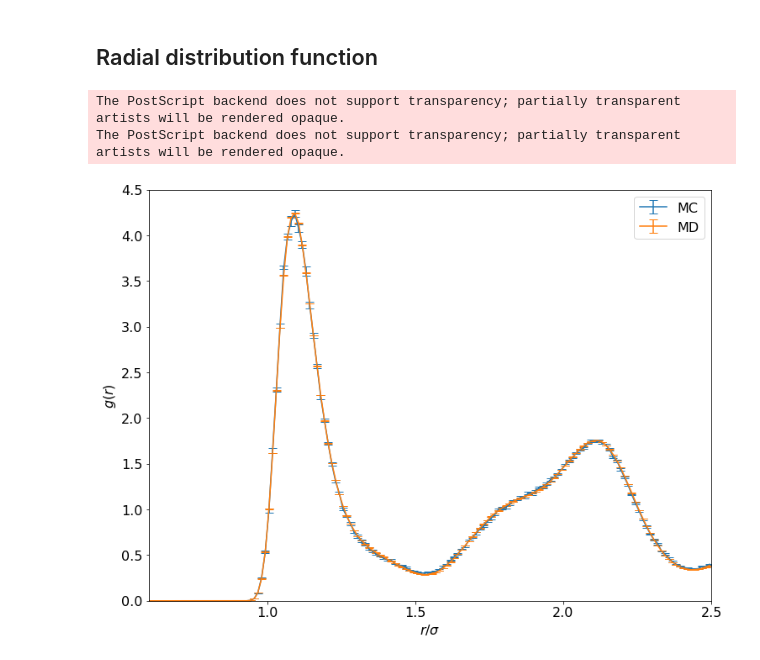
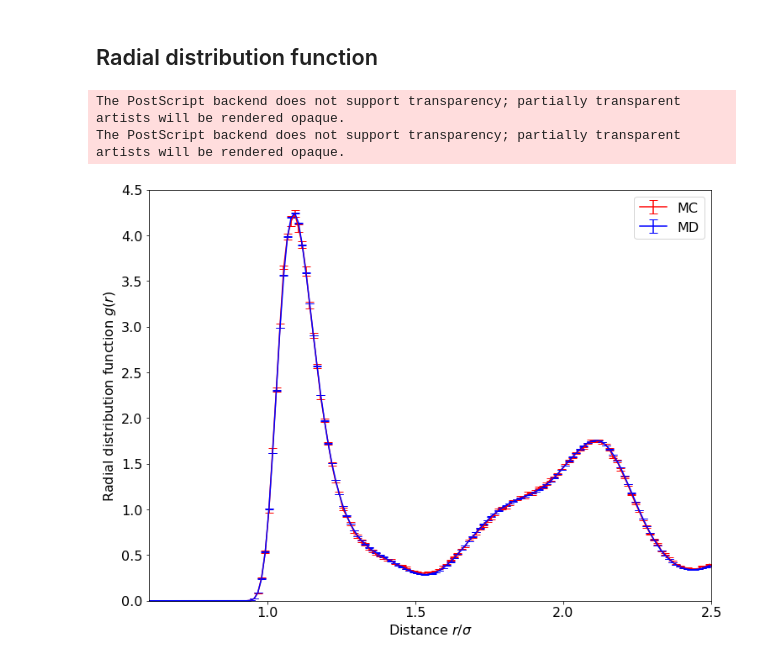
Before and after one commit to Yi-FanLi/MSE512-Final, a Jupyter notebook: 1/MC_noVerlet.ipynb, the cells around one changed output. Cells and saved outputs as stored; diff of their text form; code cells hidden in the pictures.

```diff
--- a/1/MC_noVerlet.ipynb
+++ b/1/MC_noVerlet.ipynb
@@ -381,21 +415,21 @@ g_mc_mean, g_mc_err = rdf_mean_err(g_array_mc)
 # %%
 plt.figure(figsize=(12, 9))
 
-plt.xlabel("$r / \\sigma$", fontsize=16)
-plt.ylabel("$g(r)$", fontsize=16)
+plt.xlabel("Distance $r / \\sigma$", fontsize=16)
+plt.ylabel("Radial distribution function $g(r)$", fontsize=16)
 
 plt.xticks(np.arange(0, 2.51, 0.5), fontsize=16)
 plt.yticks(fontsize=16)
 
 plt.xlim(0.6, 2.5)
 plt.ylim(0.0, 4.5)
 
-plt.errorbar(r_mc_array, y=g_mc_mean, yerr=g_mc_err, capsize = 5.0, label="MC")
-plt.errorbar(r_md_array, y=g_md_mean, yerr=g_md_err, capsize = 5.0, label="MD")
+plt.errorbar(r_mc_array, y=g_mc_mean, yerr=g_mc_err, color = colors[0], capsize = 5.0, label="MC")
+plt.errorbar(r_md_array, y=g_md_mean, yerr=g_md_err, color = colors[1], capsize = 5.0, label="MD")
 plt.legend(fontsize=16)
 
-plt.savefig("gr.eps", format="eps")
+plt.savefig("gofr.eps", format="eps")
 # %% [output]
 The PostScript backend does not support transparency; partially transparent artists will be rendered opaque.
 The PostScript backend does not support transparency; partially transparent artists will be rendered opaque.
-[figure, old version]
+[figure, new version]
```
Also changed, not shown: parts of 9 cells of this notebook.
